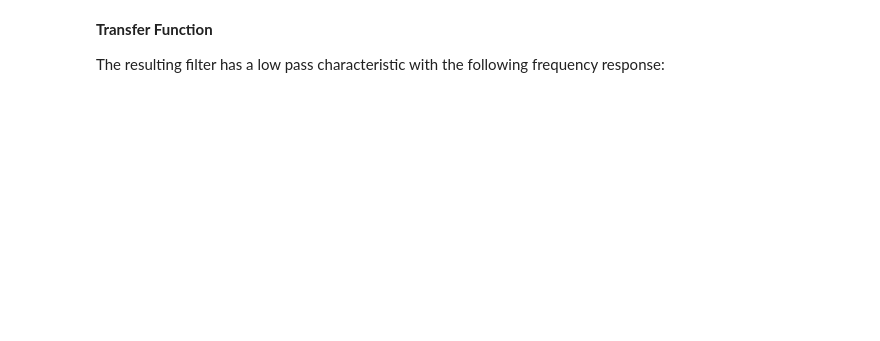
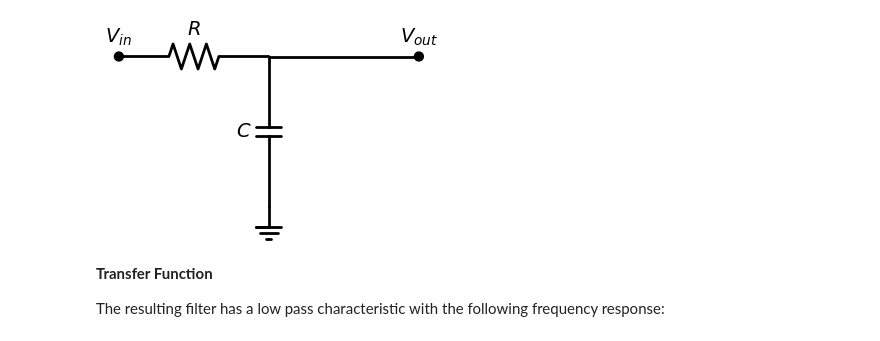
Before and after one commit to ringbuffer-org/dsp_website, a Jupyter notebook: jupyter/bilinear-rc.ipynb, the cells around one changed output. Saved outputs shown, nothing was run; the diff lists cells and outputs as text; code cells hidden in the pictures; blank space fills up the shorter version.

```diff
--- a/jupyter/bilinear-rc.ipynb
+++ b/jupyter/bilinear-rc.ipynb
@@ -9,17 +159,18 @@ A simple example for the bilinear transform is the RC lowpass:
 # %%
 d = schem.Drawing()
-d.add(e.DOT, label='$V_{in}$')
+d.add(e.Dot().label('$V_{in}$'))
 
-d.add(e.RES, label='$R$')
+d.add(e.Resistor().label('$R$'))
 d.push()
 
-d.add(e.CAP, d='down', label='$C$')
-d.add(e.GND)
+d.add(e.Capacitor().down().label('$C$'))
+
+d.add(e.Ground())
 
 
 d.pop()
-d.add(e.LINE, d='r')
-d.add(e.DOT, d='r', label='$V_{out}$')
+d.add(e.Line().right())
+d.add(e.Dot().label('$V_{out}$'))
 
 d.draw()
 # %% [output]
@@ -27,3 +177,4 @@ d.draw()
+[figure, added]
 # %% [markdown]
 **Transfer Function**
 
```
Also changed, not shown: parts of 13 cells of this notebook, 16 other files.
